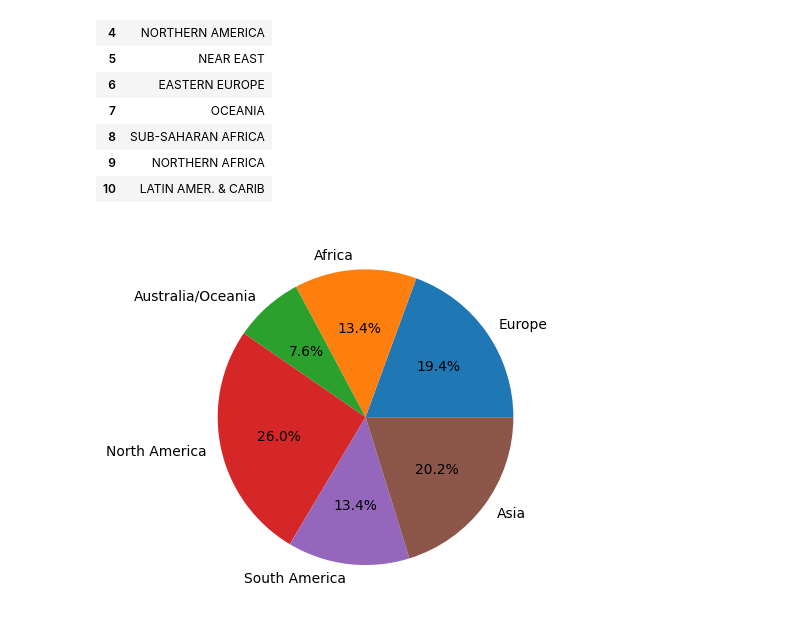
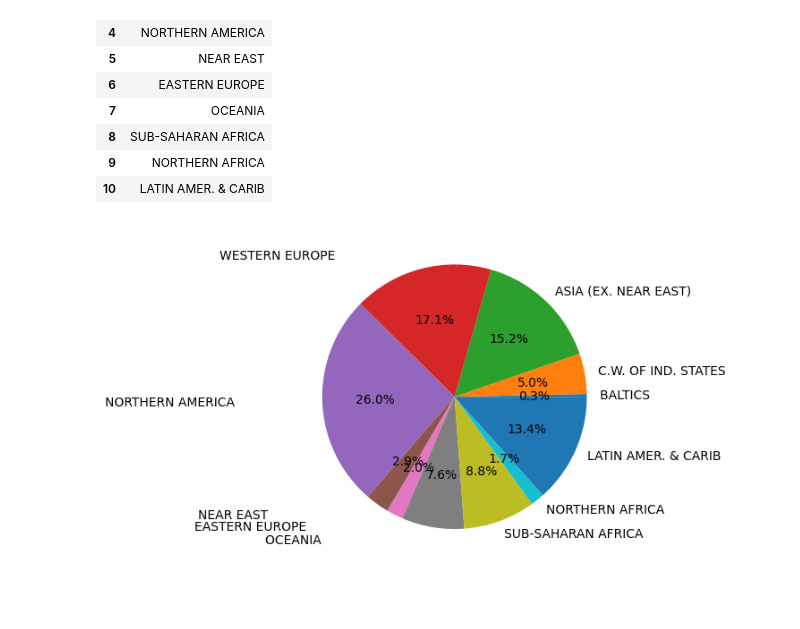
Before and after one commit to Kamicia8/Large-Scale-Data-Analysis, a Jupyter notebook: Lab2_SQL/SQL.ipynb, the cells around one changed output. Drawn from its saved outputs; the diff is of its cells as text; code cells hidden in the pictures; blank space fills up the shorter version.

```diff
--- a/Lab2_SQL/SQL.ipynb
+++ b/Lab2_SQL/SQL.ipynb
@@ -361,7 +338,6 @@ data_countries = (
     .select("Country", "Region")
     .withColumn("Country", F.trim(F.col("Country")))
     .withColumn("Country", fix_country_udf("Country"))
-    .withColumn("Continent", region_to_continent_udf("Region"))
 )
 
 data_airports = (
@@ -374,12 +350,12 @@ data_airports = (
 df = (
     data_countries
     .join(data_airports, on="Country", how="left")
-    .groupBy("Continent")
+    .groupBy("Region")
     .agg(F.count("Country").alias("Count"))
 )
 df = df.toPandas()
 # %%
-plt.pie(df["Count"], labels=df["Continent"], autopct='%1.1f%%')
+plt.pie(df["Count"], labels=df["Region"], autopct='%1.1f%%')
 plt.show()
 # %% [output]
-[figure, old version]
+[figure, new version]
```
Also changed, not shown: parts of 2 cells of this notebook, 1 other file.
